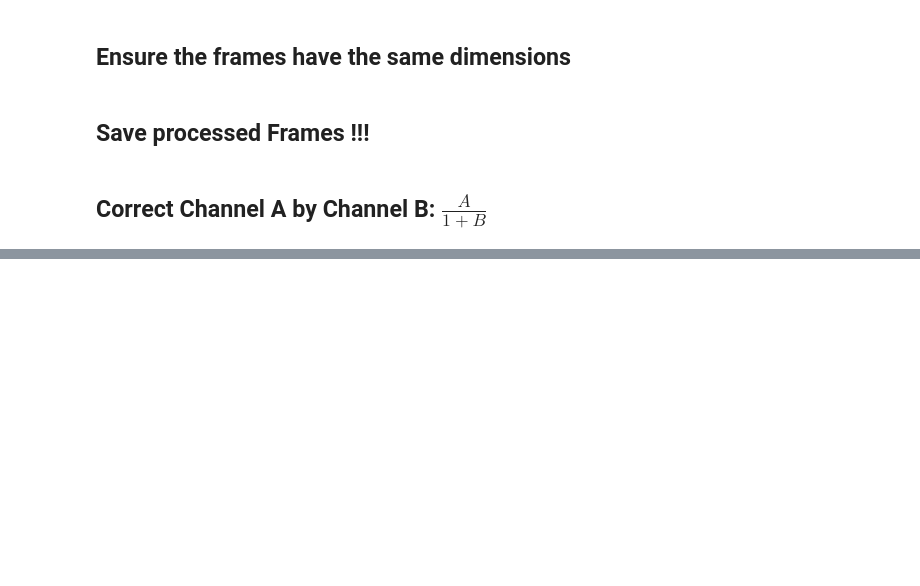
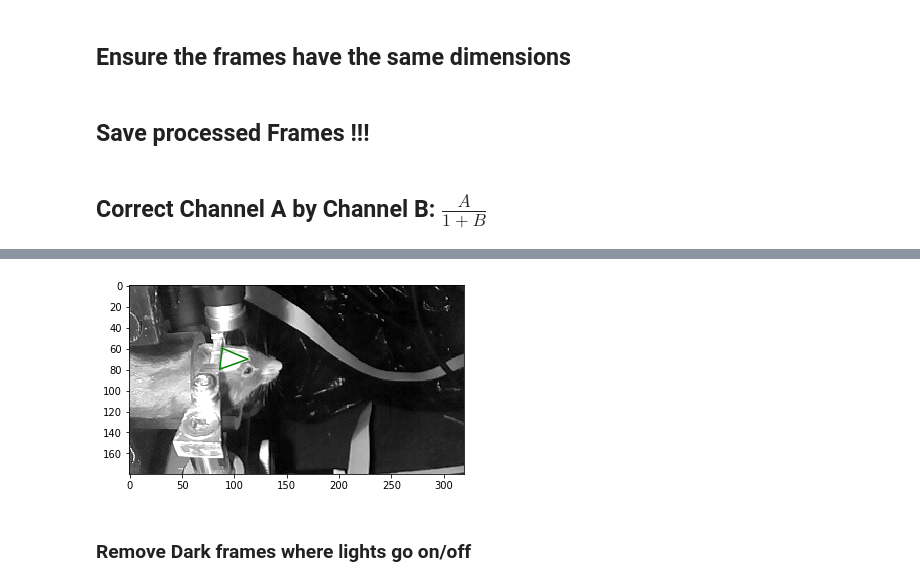
Before and after one commit to ubcbraincircuits/Dual_Imaging, a Jupyter notebook: FEDCODE/Dual_Imaging/Dual_Imaging.ipynb, the cells around one changed output, grey strips where cells are left out. Saved outputs shown, nothing was run; the diff lists cells and outputs as text; code cells hidden in the pictures; blank space fills up the shorter version.

```diff
--- a/FEDCODE/Dual_Imaging/Dual_Imaging.ipynb
+++ b/FEDCODE/Dual_Imaging/Dual_Imaging.ipynb
@@ -141,0 +213,6 @@ assert left_mouse_green_frames.shape[0] == right_mouse_green_frames.shape[0]
+# %%
+behavior_frames = vp.load_frames(
+    filename='/home/ashu/lab/Ashu/20180316/Experiment_1/Behaviour/M902L_M903R_March-16_1444_experiment-1_wt_cage-mates_together_12mm.h264',
+    color='red'
+)
+# !!! save as .RAW file (.h264 -> .RAW)
@@ -141,0 +242,16 @@ assert left_mouse_green_frames.shape[0] == right_mouse_green_frames.shape[0]
+# %%
+from roipoly import RoiPoly
+import matplotlib.pyplot as plt
+
+%matplotlib qt
+plt.imshow(behavior_frames[0], cmap='gray', vmin=0, vmax=255)
+roi = RoiPoly(color='g')
+
+# Let's see what we have
+%matplotlib inline
+plt.imshow(behavior_frames[0], cmap='gray', vmin=0, vmax=255)
+roi.display_roi()
+# %% [output]
+[figure, added]
+# %% [markdown]
+### Remove Dark frames where lights go on/off
```
Also changed, not shown: parts of 12 cells of this notebook, 2 other files.
